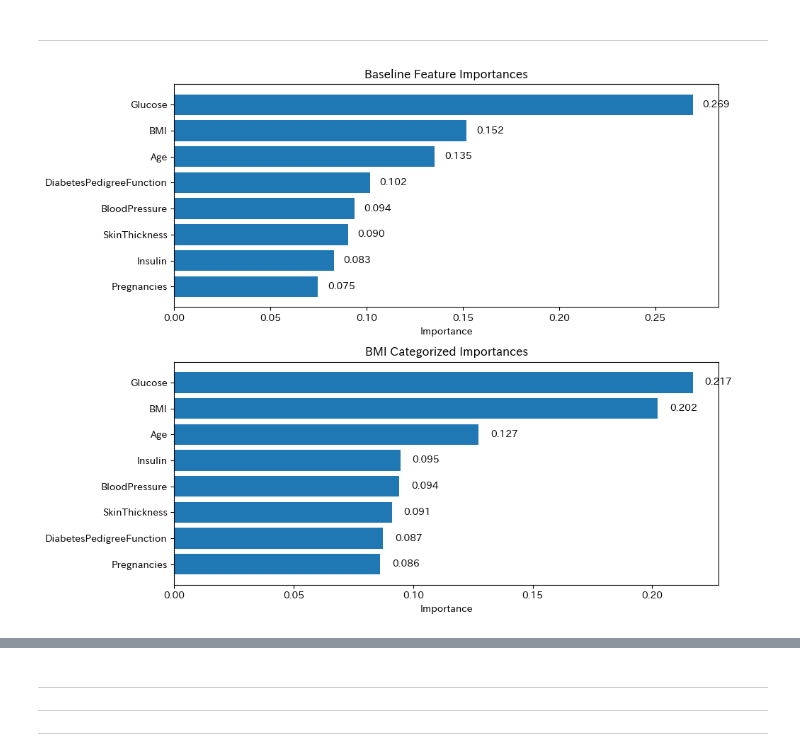
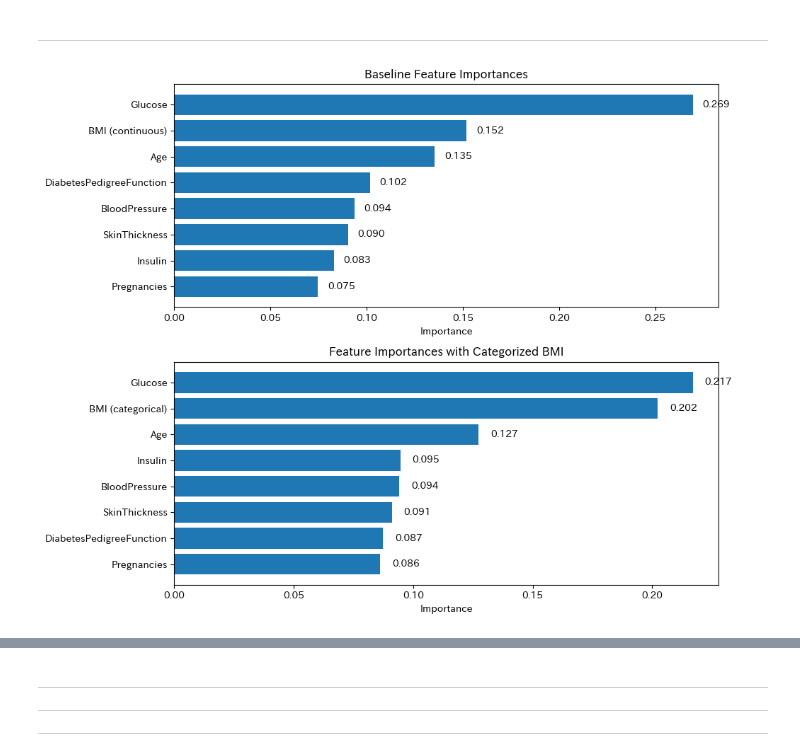
Before and after one commit to souldrive7/ECP, a Jupyter notebook: 教師あり学習‗課題‗飯山先生‗xgboost.ipynb, the cells around one changed output, grey strips where cells are left out. Drawn from its saved outputs; the diff is of its cells as text; code cells hidden in the pictures.

```diff
--- a/教師あり学習‗課題‗飯山先生‗xgboost.ipynb
+++ b/教師あり学習‗課題‗飯山先生‗xgboost.ipynb
@@ -522,57 +546,57 @@ Glucose_similar_10        0.000000         0.049654
 # %% [markdown]
 ---
 # %%
-import numpy as np
-import pandas as pd
-import matplotlib.pyplot as plt
-import xgboost as xgb
-
 # --- 1. ベースラインモデルの学習 ---
 X_base = df.drop(columns='Outcome')
 y      = df['Outcome']
-
 model_base = xgb.XGBClassifier(eval_metric='logloss', random_state=0)
 model_base.fit(X_base, y)
 imp_base = dict(zip(X_base.columns, model_base.feature_importances_))
 
-# --- 2. BMI を連続値→カテゴリ値に変更 (列は増やさず上書き) ---
+# --- 2. BMI をカテゴリ値に変更 ---
 df_cat = df.copy()
-# BMI を 4 分位でカテゴリ (0,1,2,3) に変換
-df_cat['BMI'] = pd.qcut(df_cat['BMI'], q=4, labels=False)
-
+df_cat['BMI'] = pd.qcut(df_cat['BMI'], q=4, labels=False)  # 0,1,2,3 のカテゴリ
 X_cat = df_cat.drop(columns='Outcome')
 model_cat = xgb.XGBClassifier(eval_metric='logloss', random_state=0)
 model_cat.fit(X_cat, y)
 imp_cat = dict(zip(X_cat.columns, model_cat.feature_importances_))
 
 # --- 3. 重要度マトリクスの作成 ---
-features = X_base.columns  # Baseline と同じ順序
+features = X_base.columns
 df_imp = pd.DataFrame({
-    'Baseline':    [imp_base.get(f, 0) for f in features],
-    'Categorical': [imp_cat.get(f, 0)  for f in features]
+    'Baseline (continuous)':    [imp_base.get(f, 0) for f in features],
+    'BMI (categorical)':          [imp_cat.get(f, 0)  for f in features]
 }, index=features)
 
-# --- 4. 可視化：縦に 2 つの棒グラフ（数値ラベル付き） ---
+# --- 4. 可視化（縦に2つ、数値ラベル付き） ---
 fig, axes = plt.subplots(nrows=2, ncols=1, figsize=(10, 8))
 
-for ax, (col, title) in zip(axes, [
-    ('Baseline',    'Baseline Feature Importances'),
-    ('Categorical', 'BMI Categorized Importances')
-]):
-    s = df_imp[col].sort_values(ascending=False)
-    ax.barh(s.index, s.values)
-    ax.invert_yaxis()
-    for i, v in enumerate(s.values):
-        ax.text(v + 0.005, i, f"{v:.3f}", va='center')
-    ax.set_title(title)
-    ax.set_xlabel('Importance')
+# Baseline (continuous BMI)
+series_cont = df_imp['Baseline (continuous)'].sort_values(ascending=False)
+labels_cont = ['BMI (continuous)' if lab == 'BMI' else lab for lab in series_cont.index]
+axes[0].barh(labels_cont, series_cont.values)
+axes[0].invert_yaxis()
+for i, v in enumerate(series_cont.values):
+    axes[0].text(v + 0.005, i, f"{v:.3f}", va='center')
+axes[0].set_title('Baseline Feature Importances')
+axes[0].set_xlabel('Importance')
+
+# BMI Categorized
+series_cat = df_imp['BMI (categorical)'].sort_values(ascending=False)
+labels_cat = ['BMI (categorical)' if lab == 'BMI' else lab for lab in series_cat.index]
+axes[1].barh(labels_cat, series_cat.values)
+axes[1].invert_yaxis()
+for i, v in enumerate(series_cat.values):
+    axes[1].text(v + 0.005, i, f"{v:.3f}", va='center')
+axes[1].set_title('Feature Importances with Categorized BMI')
+axes[1].set_xlabel('Importance')
 
 plt.tight_layout()
 plt.show()
 
-# --- 5. 重要度マトリクスの出力 ---
+# --- 5. 重要度マトリクスの表示 ---
 print("Feature Importance Matrix:")
 print(df_imp)
 # %% [output]
-[figure, old version]
+[figure, new version]
 Feature Importance Matrix:
```
Also changed, not shown: parts of 9 cells of this notebook.
